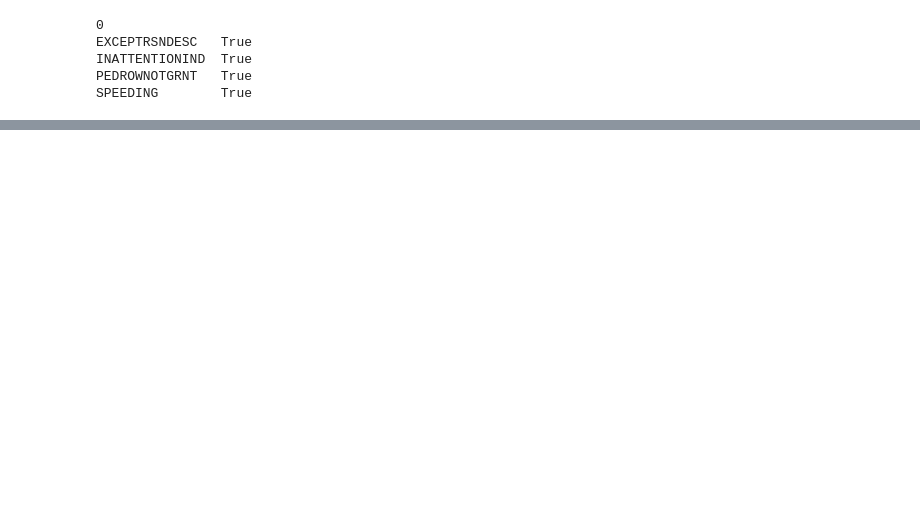
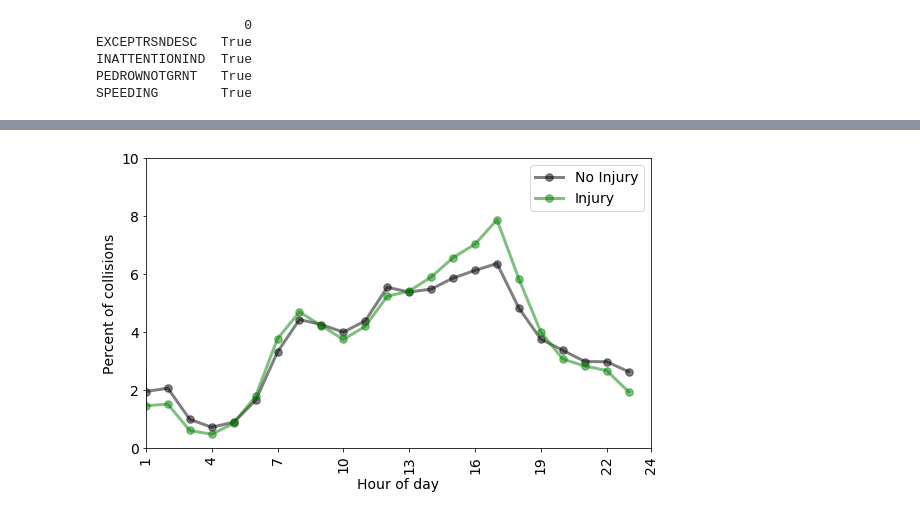
Before and after one commit to esrussell16/Coursera_Capstone, a Jupyter notebook: Cousera_capstone.ipynb, the cells around one changed output, grey strips where cells are left out. Cells and saved outputs as stored; diff of their text form; code cells hidden in the pictures; blank space fills up the shorter version.

```diff
--- a/Cousera_capstone.ipynb
+++ b/Cousera_capstone.ipynb
@@ -67,0 +103,16 @@ g.plot()
+# %%
+# PLot for the diurnal frequnecy of accidents across each hour. Midnight and unknown times are missing but the total amount of reports is used in the normalization
+# Guessing the time code for 00:00-01:00 was lost in the data set but also likely timecodes without the hour:minute marked so can't differentiate between the two
+doy = df.groupby([df['SEVERITYCODE'],'hour']).size().reset_index().rename(columns={0:'count'})
+qn = doy['SEVERITYCODE']==1
+fig = plt.figure(2, figsize=(8,5))
+plt.plot(doy['hour'][qn],doy['count'][qn]/sum(doy['count'][qn])*100,'.-k', linewidth = 3,ms= 15, alpha = 0.5, label = 'No Injury')
+plt.plot(doy['hour'][~qn],doy['count'][~qn]/sum(doy['count'][~qn])*100,'.-g', linewidth = 3,ms= 15, alpha = 0.5, label = 'Injury')
+plt.xticks(rotation = 90, fontsize = 12); plt.yticks(fontsize = 14)
+plt.ylabel('Percent of collisions', fontsize = 14)
+plt.xlim([1,24]); plt.ylim([0,10])
+plt.xticks([1,4,7,10,13,16,19,22,24], fontsize = 14)
+plt.legend(fontsize = 14); plt.xlabel('Hour of day', fontsize = 14)
+plt.tight_layout()
+# %% [output]
+[figure, added]
```
Also changed, not shown: parts of 21 cells of this notebook.
